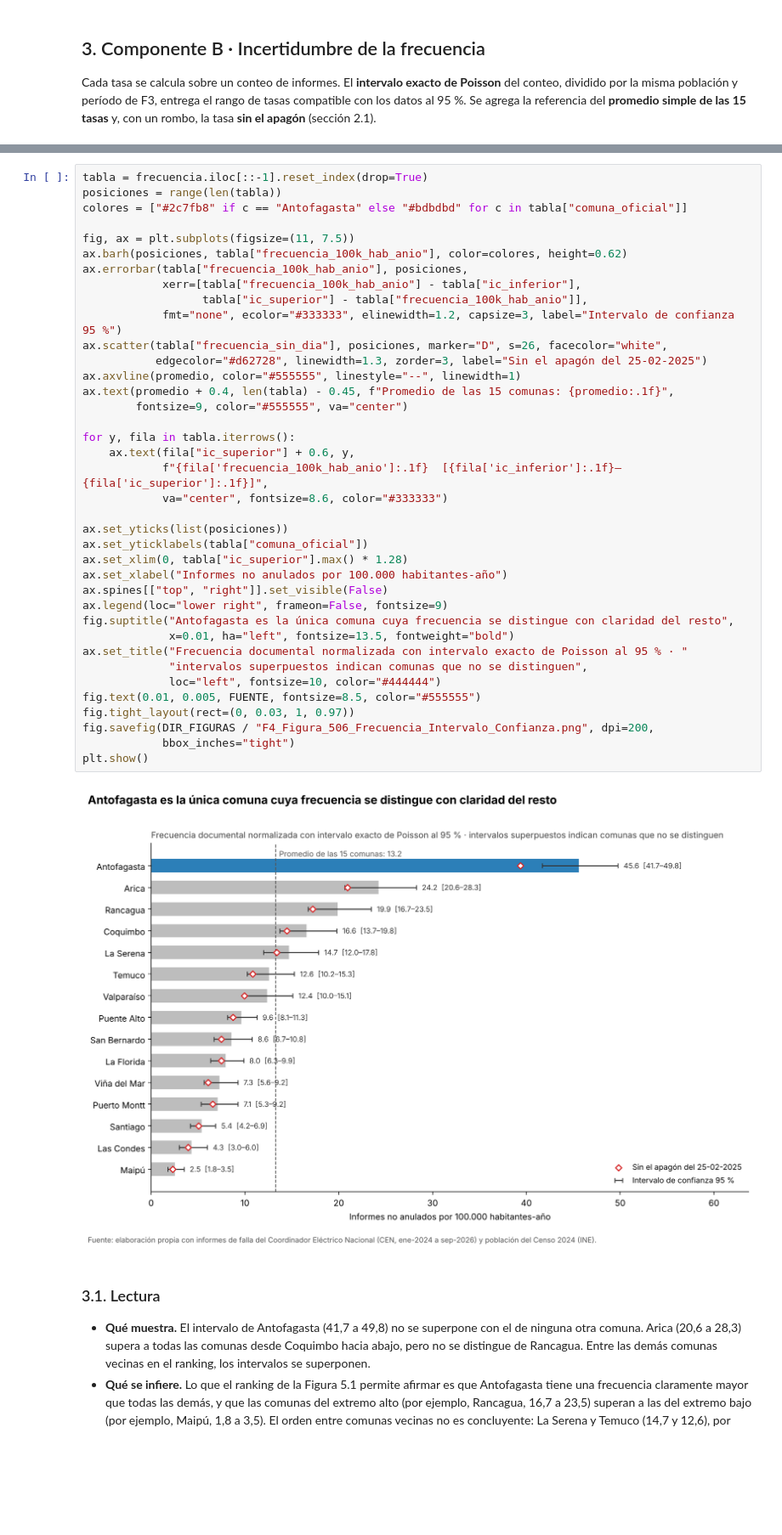
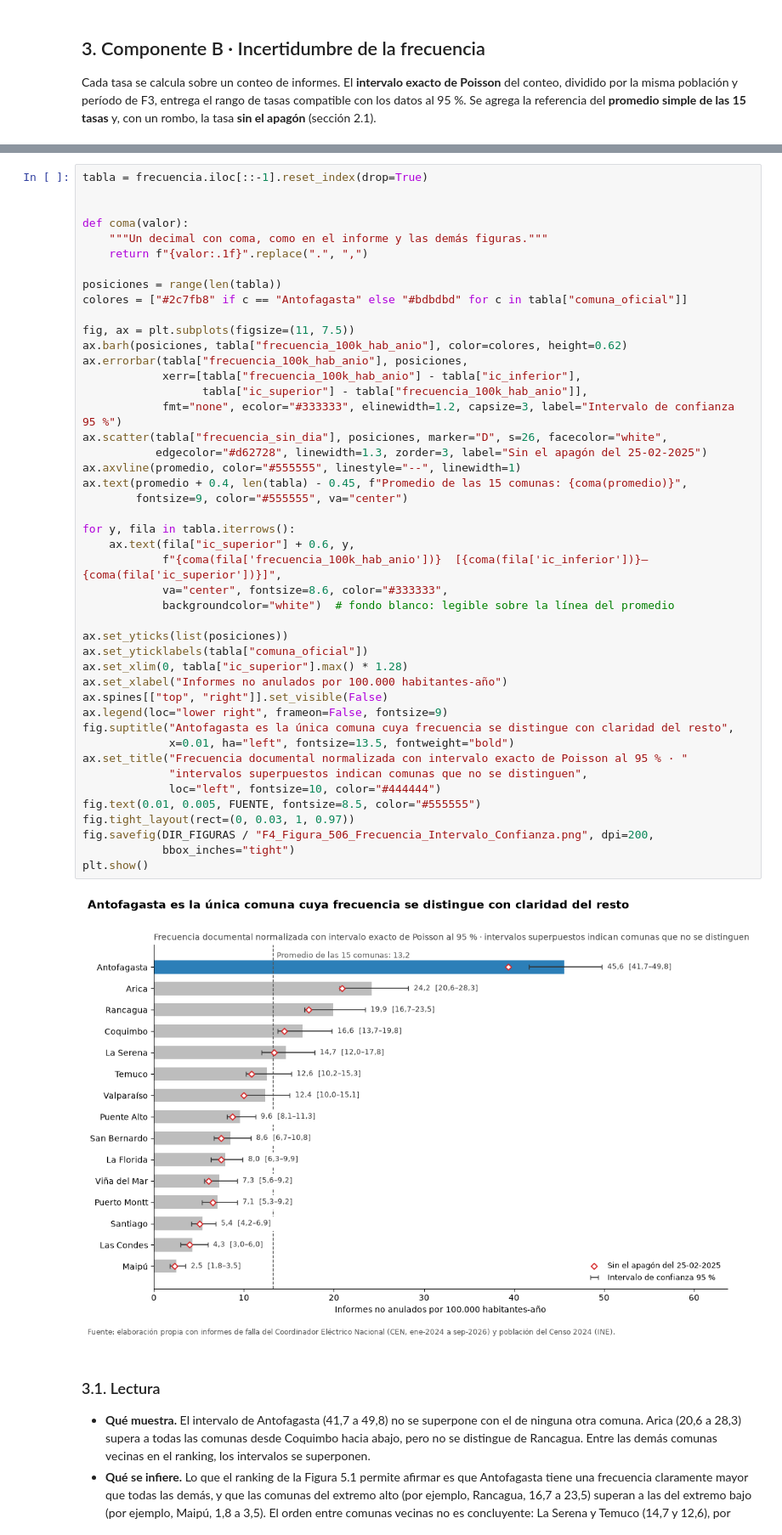
Before and after one commit to jeanpaulsalasmeneses-lab/Proyecto_MCDI500, a Jupyter notebook: F4/F4_Incertidumbre_y_Evolucion_Temporal.ipynb, the cells around one changed output, grey strips where cells are left out. Shown at 85% size. Drawn from its saved outputs; the diff is of its cells as text; blank space fills up the shorter version.

```diff
--- a/F4/F4_Incertidumbre_y_Evolucion_Temporal.ipynb
+++ b/F4/F4_Incertidumbre_y_Evolucion_Temporal.ipynb
@@ -190,6 +190,12 @@ Pares vecinos que SÍ se distinguen: [('Antofagasta', 'Arica')]
 | 14 | 13119 | Maipú | 503635.0 | 35 | 2.53 | ... |
 # %%
 tabla = frecuencia.iloc[::-1].reset_index(drop=True)
+
+
+def coma(valor):
+    """Un decimal con coma, como en el informe y las demás figuras."""
+    return f"{valor:.1f}".replace(".", ",")
+
 posiciones = range(len(tabla))
 colores = ["#2c7fb8" if c == "Antofagasta" else "#bdbdbd" for c in tabla["comuna_oficial"]]
 
@@ -197,37 +203,38 @@ fig, ax = plt.subplots(figsize=(11, 7.5))
 ax.barh(posiciones, tabla["frecuencia_100k_hab_anio"], color=colores, height=0.62)
 ax.errorbar(tabla["frecuencia_100k_hab_anio"], posiciones,
             xerr=[tabla["frecuencia_100k_hab_anio"] - tabla["ic_inferior"],
                   tabla["ic_superior"] - tabla["frecuencia_100k_hab_anio"]],
             fmt="none", ecolor="#333333", elinewidth=1.2, capsize=3, label="Intervalo de confianza 95 %")
 ax.scatter(tabla["frecuencia_sin_dia"], posiciones, marker="D", s=26, facecolor="white",
            edgecolor="#d62728", linewidth=1.3, zorder=3, label="Sin el apagón del 25-02-2025")
 ax.axvline(promedio, color="#555555", linestyle="--", linewidth=1)
-ax.text(promedio + 0.4, len(tabla) - 0.45, f"Promedio de las 15 comunas: {promedio:.1f}",
+ax.text(promedio + 0.4, len(tabla) - 0.45, f"Promedio de las 15 comunas: {coma(promedio)}",
         fontsize=9, color="#555555", va="center")
 
 for y, fila in tabla.iterrows():
     ax.text(fila["ic_superior"] + 0.6, y,
-            f"{fila['frecuencia_100k_hab_anio']:.1f}  [{fila['ic_inferior']:.1f}–{fila['ic_superior']:.1f}]",
-            va="center", fontsize=8.6, color="#333333")
+            f"{coma(fila['frecuencia_100k_hab_anio'])}  [{coma(fila['ic_inferior'])}–{coma(fila['ic_superior'])}]",
+            va="center", fontsize=8.6, color="#333333",
+            backgroundcolor="white")  # fondo blanco: legible sobre la línea del promedio
 
 ax.set_yticks(list(posiciones))
 ax.set_yticklabels(tabla["comuna_oficial"])
 ax.set_xlim(0, tabla["ic_superior"].max() * 1.28)
 ax.set_xlabel("Informes no anulados por 100.000 habitantes-año")
 ax.spines[["top", "right"]].set_visible(False)
 ax.legend(loc="lower right", frameon=False, fontsize=9)
 fig.suptitle("Antofagasta es la única comuna cuya frecuencia se distingue con claridad del resto",
              x=0.01, ha="left", fontsize=13.5, fontweight="bold")
 ax.set_title("Frecuencia documental normalizada con intervalo exacto de Poisson al 95 % · "
              "intervalos superpuestos indican comunas que no se distinguen",
              loc="left", fontsize=10, color="#444444")
 fig.text(0.01, 0.005, FUENTE, fontsize=8.5, color="#555555")
 fig.tight_layout(rect=(0, 0.03, 1, 0.97))
 fig.savefig(DIR_FIGURAS / "F4_Figura_506_Frecuencia_Intervalo_Confianza.png", dpi=200,
             bbox_inches="tight")
 plt.show()
 # %% [output]
-[figure, old version]
+[figure, new version]
 # %% [markdown]
 ### 3.1. Lectura
 
```
Also changed, not shown: parts of 5 cells of this notebook, 4 other files.
